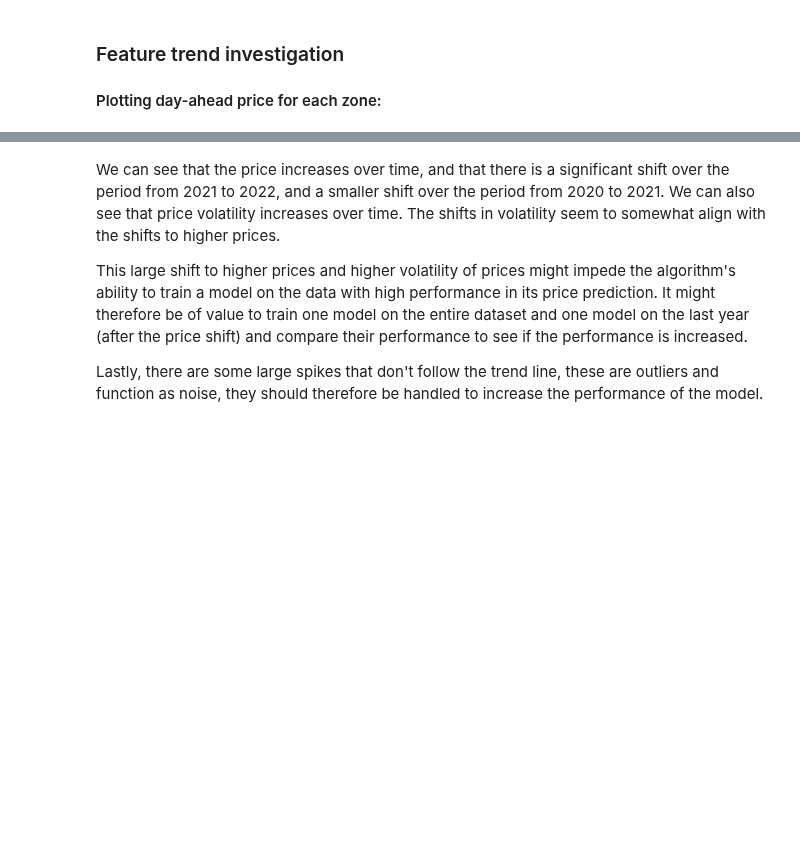
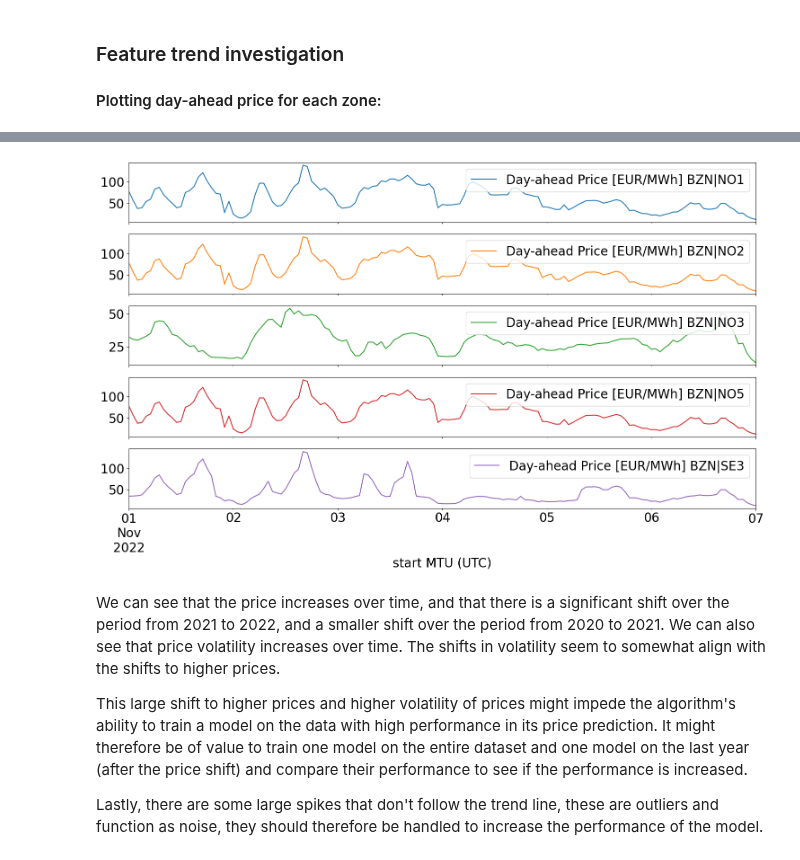
Before and after one commit to HIOF-Bachelor-Project-Group-7/Time-series-energy-price-prediction-bidding-zone-N01, a Jupyter notebook: code/eda_kjell.ipynb, the cells around one changed output, grey strips where cells are left out. Drawn from its saved outputs; the diff is of its cells as text; code cells hidden in the pictures; blank space fills up the shorter version.

```diff
--- a/code/eda_kjell.ipynb
+++ b/code/eda_kjell.ipynb
@@ -123,3 +121,21 @@ array([<AxesSubplot:xlabel='start MTU (UTC)'>,
+# %%
+# checking for dayly seasonality
+price_column_names = [col_name for col_name in df.columns if 'Day-ahead Price' in col_name]
+price_columns = df.loc[:, price_column_names]
+price_columns.insert(0, 'start MTU (UTC)', pd.to_datetime(df['start MTU (UTC)']))
+
+start_date = pd.Timestamp('2022-11-01')
+end_date = pd.Timestamp('2022-11-07')
+
+price_columns.loc[(price_columns['start MTU (UTC)'] >= start_date) &
+                  (price_columns['start MTU (UTC)'] <= end_date)].plot(subplots=True,
+                                                                       legend=True,
+                                                                       x='start MTU (UTC)',
+                                                                       figsize=(18, 10))
+
+plt.show()
+# %% [output]
+[figure, added]
 # %% [markdown]
 We can see that the price increases over time, and that there is a significant shift over the period from 2021 to 2022, and a smaller shift over the period from 2020 to 2021. We can also see that price volatility increases over time. The shifts in volatility seem to somewhat align with the shifts to higher prices.
 
```
Also changed, not shown: parts of 6 cells of this notebook.
